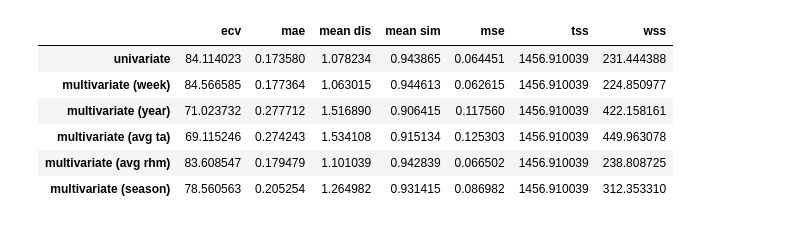
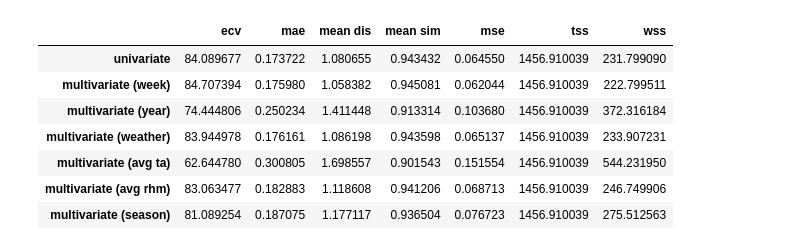
Before and after one commit to formegusto/demand-forecasting, a Jupyter notebook: Input Report.ipynb, the cells around one changed output. Drawn from its saved outputs; the diff is of its cells as text; code cells hidden in the pictures.

Commit message:
weather data in

```diff
--- a/Input Report.ipynb
+++ b/Input Report.ipynb
@@ -10,6 +15,4 @@ plt.rcParams['font.family'] = 'AppleGothic'
 # %%
-from src.model import BasicModel
-
 class LEARN_INFO:
     def __init__(self, name, columns, is_contain_cluster_label=False):
         self.name = name
@@ -29,6 +32,7 @@ DEFAULT_COLUMNS = [
     'year sin',
     'year cos',
     'season idx',
+    'weather idx',
     'avg ta',
     'avg rhm'
 ]
@@ -36,13 +40,18 @@ DEFAULT_COLUMNS = [
 _ = {
     "univariate": ['energy (kw 15min)'],
     "multivariate (week)": [
-    'energy (kw 15min)',
-    'week sin',
-    'week cos'],
+        'energy (kw 15min)',
+        'week sin',
+        'week cos'
+    ],
     "multivariate (year)": [
         'energy (kw 15min)',
         'year sin',
         'year cos',
+    ],
+    "multivariate (weather)": [
+        'energy (kw 15min)',
+        'weather idx'
     ],
     "multivariate (avg ta)": [
         'energy (kw 15min)',
@@ -69,3 +78,31 @@ for key in _.keys():
 
 # Training Model Array
 TMA = []
+
+is_switch = False
+
+for _ in IRS:
+    bm = BasicModel(name=_.name,
+                   columns=_.columns,
+                   is_contain_cluster_label=_.is_label,
+                   is_switch=is_switch)
+
+    bm.set_window()
+    bm.set_model()
+    print(bm)
+    bm.training(epochs=50)
+
+    bm.set_predict(is_reshape=True)
+    bm.set_predict(is_reshape=True, is_val_datas=True)
+
+    TMA.append(bm)
+
+test_evaluate_df = pd.DataFrame();
+val_evaluate_df = pd.DataFrame();
+
+for _ in TMA:
+    test_evaluate_df = test_evaluate_df.append(_.statistic(), ignore_index=True)
+    val_evaluate_df = val_evaluate_df.append(_.statistic(is_val_datas=True), ignore_index=True)
+
+test_evaluate_df.index = [_.name for _ in TMA]
+val_evaluate_df.index = [_.name for _ in TMA]
@@ -130,11 +117,11 @@ for _ in TMA:
-# %%
-evaluate_df.index = [_.name for _ in TMA]
-evaluate_df
-# %% [output]
-|  | ecv | mae | mean dis | mean sim | mse | tss | wss |
-| univariate | 84.114023 | 0.173580 | 1.078234 | 0.943865 | 0.064451 | 1456.910039 | 231.444388 |
-| multivariate (week) | 84.566585 | 0.177364 | 1.063015 | 0.944613 | 0.062615 | 1456.910039 | 224.850977 |
-| multivariate (year) | 71.023732 | 0.277712 | 1.516890 | 0.906415 | 0.117560 | 1456.910039 | 422.158161 |
-| multivariate (avg ta) | 69.115246 | 0.274243 | 1.534108 | 0.915134 | 0.125303 | 1456.910039 | 449.963078 |
-| multivariate (avg rhm) | 83.608547 | 0.179479 | 1.101039 | 0.942839 | 0.066502 | 1456.910039 | 238.808725 |
-| multivariate (season) | 78.560563 | 0.205254 | 1.264982 | 0.931415 | 0.086982 | 1456.910039 | 312.353310 |
+# %%
+test_evaluate_df
+# %% [output]
+|  | ecv | mae | mean dis | mean sim | mse | tss | wss |
+| univariate | 84.089677 | 0.173722 | 1.080655 | 0.943432 | 0.064550 | 1456.910039 | 231.799090 |
+| multivariate (week) | 84.707394 | 0.175980 | 1.058382 | 0.945081 | 0.062044 | 1456.910039 | 222.799511 |
+| multivariate (year) | 74.444806 | 0.250234 | 1.411448 | 0.913314 | 0.103680 | 1456.910039 | 372.316184 |
+| multivariate (weather) | 83.944978 | 0.176161 | 1.086198 | 0.943598 | 0.065137 | 1456.910039 | 233.907231 |
+| multivariate (avg ta) | 62.644780 | 0.300805 | 1.698557 | 0.901543 | 0.151554 | 1456.910039 | 544.231950 |
+| multivariate (avg rhm) | 83.063477 | 0.182883 | 1.118608 | 0.941206 | 0.068713 | 1456.910039 | 246.749906 |
+| multivariate (season) | 81.089254 | 0.187075 | 1.177117 | 0.936504 | 0.076723 | 1456.910039 | 275.512563 |
```
Also changed, not shown: parts of 12 cells of this notebook, 3 other files.
